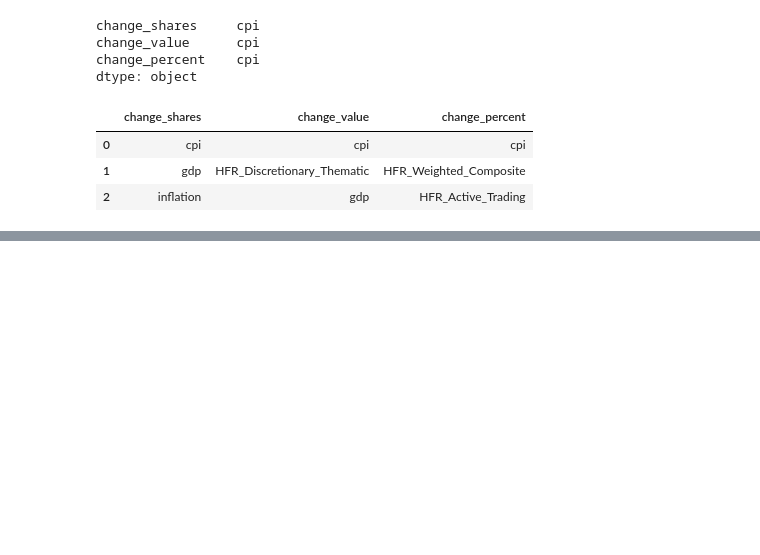
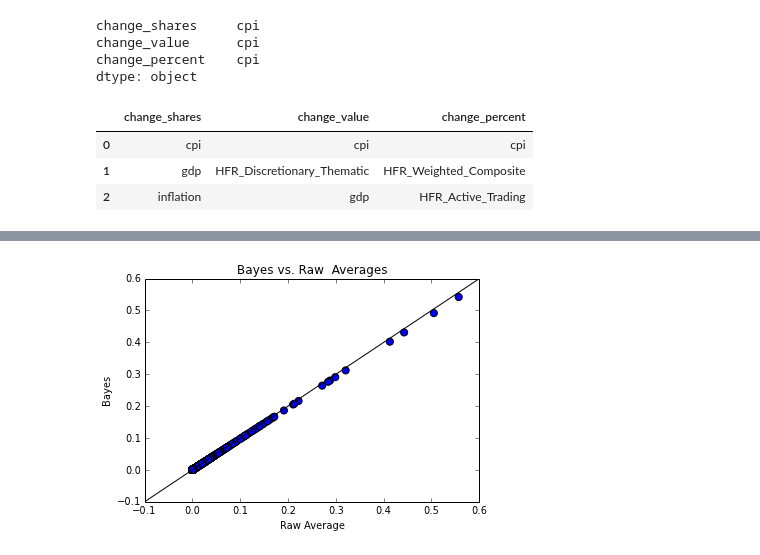
Before and after one commit to bfaviero/109proj, a Jupyter notebook: Introduction and Data Wrangling.ipynb, the cells around one changed output, grey strips where cells are left out. Drawn from its saved outputs; the diff is of its cells as text; code cells hidden in the pictures; blank space fills up the shorter version.

Commit message:
Added preliminary bayesian.

```diff
--- a/Introduction and Data Wrangling.ipynb
+++ b/Introduction and Data Wrangling.ipynb
@@ -483,0 +487,24 @@ clf.coef_
+# %%
+### now onto bayesian analysis just on the percentage
+npoll = len(fund.groupby(['year', 'quarter']).groups)
+ticker_groups = fund.groupby(['year', 'quarter', 'ticker'])
+ticker_summary= ticker_groups.mean()
+ticker_summary['mean'] = ticker_summary['current_percent']/100
+tau = np.std(ticker_summary['mean'])
+ticker_summary['se'] = np.std(ticker_summary['mean'])/np.sqrt(npoll)
+B = (1/tau**2)/(1/ticker_summary['se']**2+1/tau**2)
+ticker_summary['mu_post'] = (1-B)*ticker_summary['mean']
+
+plt.scatter(ticker_summary['mean'], ticker_summary['mu_post'], s=50)
+plt.title("Bayes vs. Raw  Averages")
+plt.xlabel("Raw Average")
+plt.ylabel("Bayes")
+
+currentx = plt.xlim()
+currenty = plt.ylim()
+plt.plot((-1,1),(-1,1), c='black', linewidth=1)
+plt.xlim(currentx)
+plt.ylim(currenty)
+plt.show()
+# %% [output]
+[figure, added]
```
Also changed, not shown: parts of 12 cells of this notebook, 1 other file.
